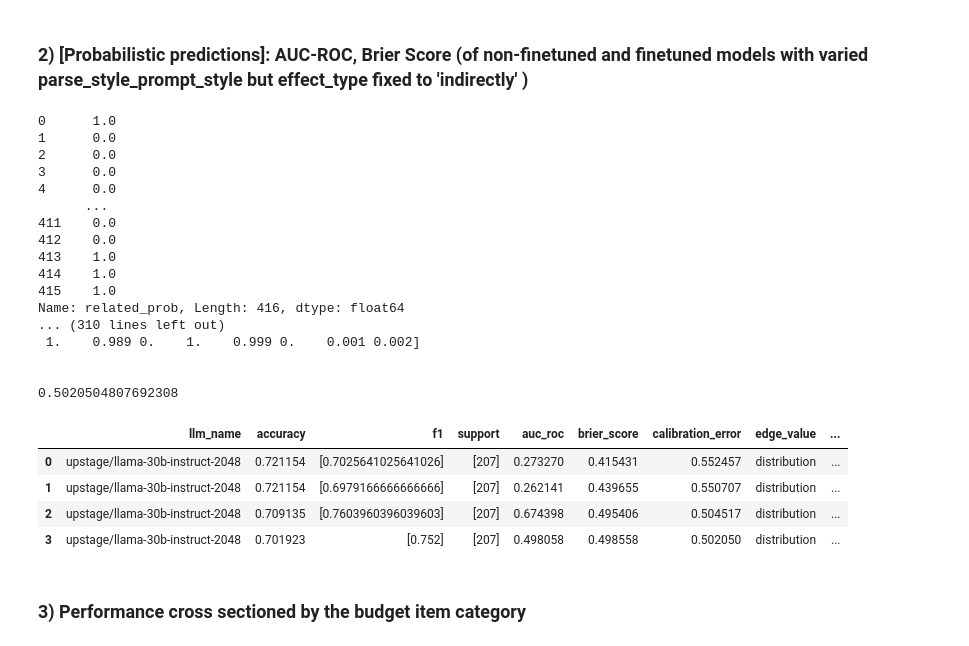
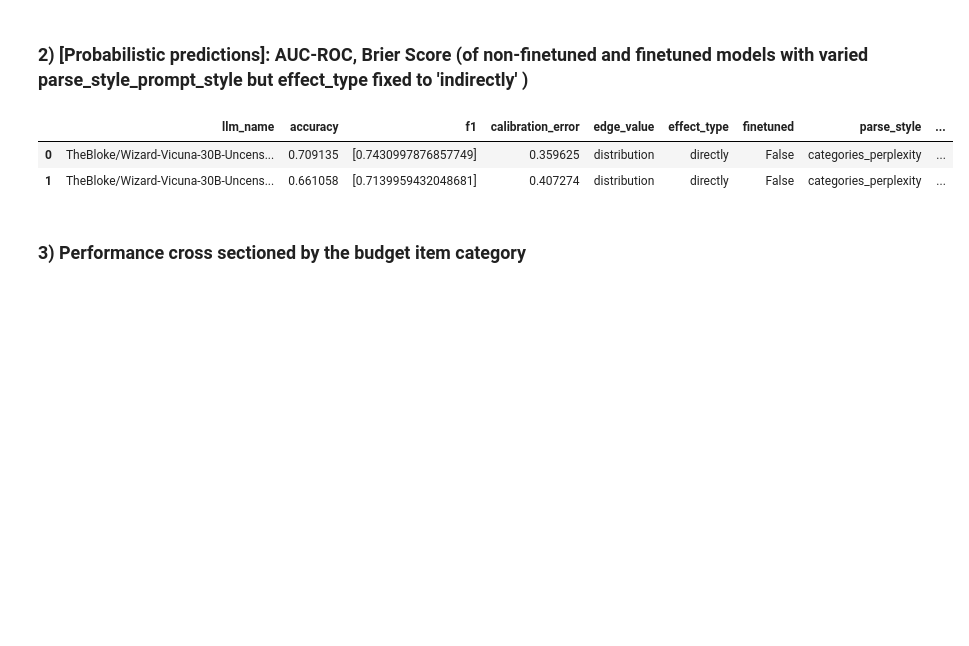
Before and after one commit to Rilwan-A/GovtExpenditure-to-HealthEquity-Labeller, a Jupyter notebook: prompt_engineering/analysis/spot_experiments.ipynb, the cells around one changed output. Saved outputs shown, nothing was run; the diff lists cells and outputs as text; code cells hidden in the pictures; blank space fills up the shorter version.

```diff
--- a/prompt_engineering/analysis/spot_experiments.ipynb
+++ b/prompt_engineering/analysis/spot_experiments.ipynb
@@ -9,7 +9,7 @@ import matplotlib.pyplot as plt
 import glob
 import re
 import yaml
-dir_expirements = '../output/spot/exp_runs'
+dir_expirements = '../output/spot/exp_runs_2'
 dir_figures = '../output/spot/figures'
 dir_tables = '../output/spot/tables'
 # %% [markdown]
@@ -450,32 +447,13 @@ Name: related_prob, Length: 416, dtype: float64
 ### 2) [Probabilistic predictions]: AUC-ROC, Brier Score (of non-finetuned and finetuned models with varied parse_style_prompt_style but effect_type fixed to 'indirectly' )
 # %%
 li_exps_filt2 = filter_exp(li_all_experiments, effect_type=['directly'], edge_value=['distribution'], llm_names=['30b'] )
-li_exps_filt2_w_res = calc_eval_metrics(li_exps_filt2, metrics=['accuracy','f1','roc_auc','brier_score', 'calibration_error'] )
+li_exps_filt2_w_res = calc_eval_metrics(li_exps_filt2, metrics=['accuracy','f1', 'calibration_error'] )
 df_exps_filt2 = convert_li_exp_to_df(li_exps_filt2_w_res)
 display(df_exps_filt2)
 # %% [output]
-0      1.0
-1      0.0
-2      0.0
-3      0.0
-4      0.0
-      ...
-411    0.0
-412    0.0
-413    1.0
-414    1.0
-415    1.0
-Name: related_prob, Length: 416, dtype: float64
-... (310 lines left out)
- 1.    0.989 0.    1.    0.999 0.    0.001 0.002]
-
-
-0.5020504807692308
-|  | llm_name | accuracy | f1 | support | auc_roc | brier_score | calibration_error | edge_value | ... |
-| 0 | upstage/llama-30b-instruct-2048 | 0.721154 | [0.7025641025641026] | [207] | 0.273270 | 0.415431 | 0.552457 | distribution | ... |
-| 1 | upstage/llama-30b-instruct-2048 | 0.721154 | [0.6979166666666666] | [207] | 0.262141 | 0.439655 | 0.550707 | distribution | ... |
-| 2 | upstage/llama-30b-instruct-2048 | 0.709135 | [0.7603960396039603] | [207] | 0.674398 | 0.495406 | 0.504517 | distribution | ... |
-| 3 | upstage/llama-30b-instruct-2048 | 0.701923 | [0.752] | [207] | 0.498058 | 0.498558 | 0.502050 | distribution | ... |
+|  | llm_name | accuracy | f1 | calibration_error | edge_value | effect_type | finetuned | parse_style | ... |
+| 0 | TheBloke/Wizard-Vicuna-30B-Uncens... | 0.709135 | [0.7430997876857749] | 0.359625 | distribution | directly | False | categories_perplexity | ... |
+| 1 | TheBloke/Wizard-Vicuna-30B-Uncens... | 0.661058 | [0.7139959432048681] | 0.407274 | distribution | directly | False | categories_perplexity | ... |
 # %% [markdown]
 ### 3) Performance cross sectioned by the budget item category
 # %%
```
Also changed, not shown: parts of 1 cell of this notebook, 4 other files.
